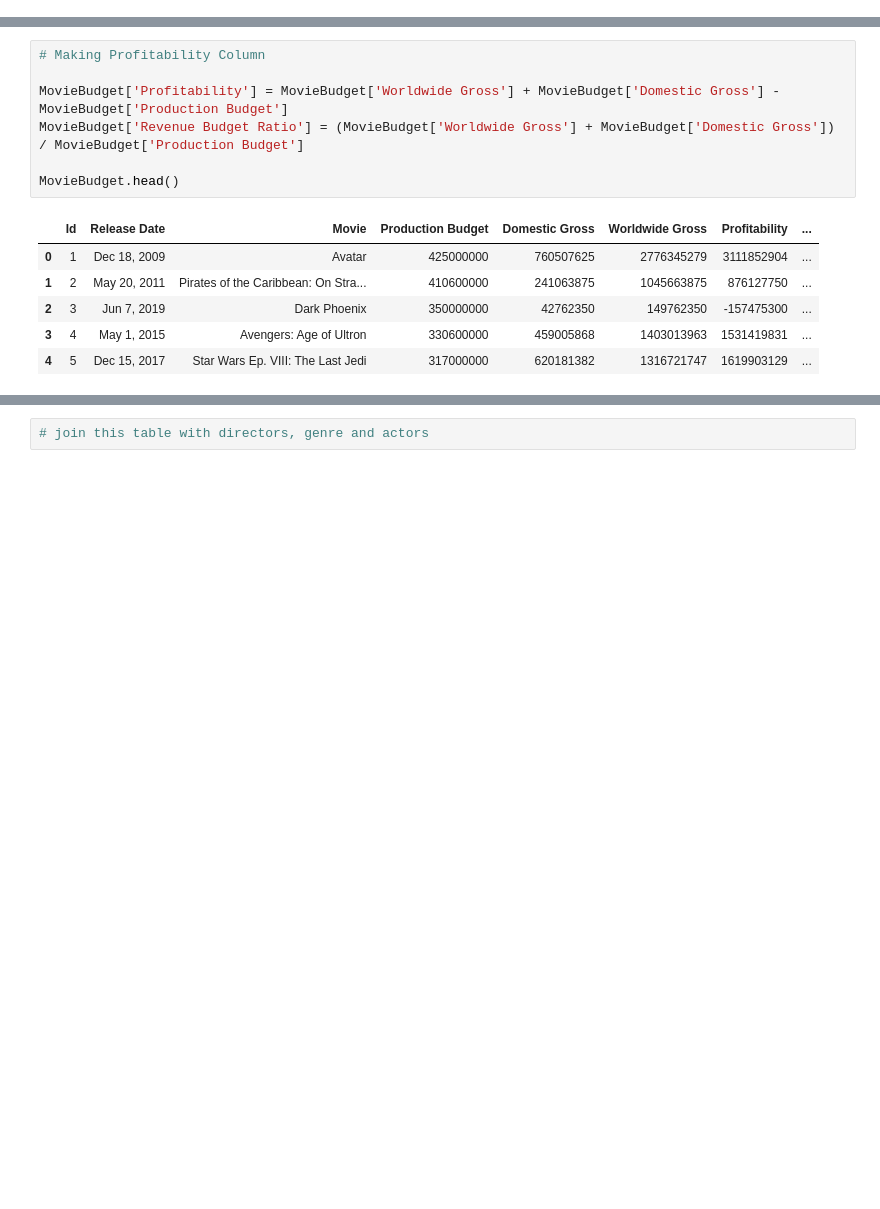
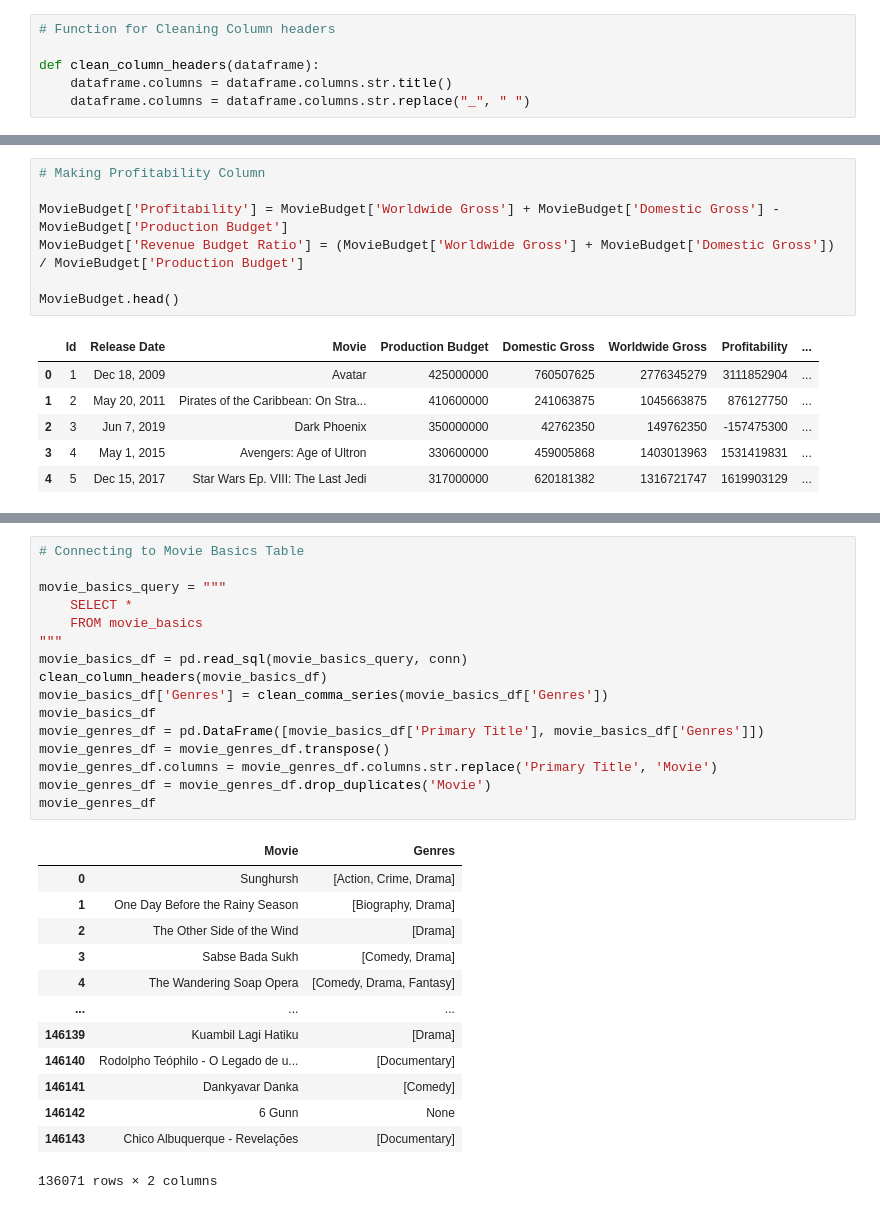
Before and after one commit to nickthetj/Cheap-Thrills-Good-Money, a Jupyter notebook: notebooks/EDA TN.MovieBudget - Nick.ipynb, the cells around one changed output, grey strips where cells are left out. Cells and saved outputs as stored; diff of their text form; blank space fills up the shorter version.

```diff
--- a/notebooks/EDA TN.MovieBudget - Nick.ipynb
+++ b/notebooks/EDA TN.MovieBudget - Nick.ipynb
@@ -8,0 +12,6 @@ im.db                rt.reviews.tsv       tn.movie_budgets.csv
+# %%
+# Function for Cleaning Column headers
+
+def clean_column_headers(dataframe):
+    dataframe.columns = dataframe.columns.str.title()
+    dataframe.columns = dataframe.columns.str.replace("_", " ")
@@ -90,2 +117,30 @@ See the caveats in the documentation: https://pandas.pydata.org/pandas-docs/stab
-# %%
-# join this table with directors, genre and actors
+# %%
+# Connecting to Movie Basics Table
+
+movie_basics_query = """
+    SELECT *
+    FROM movie_basics
+"""
+movie_basics_df = pd.read_sql(movie_basics_query, conn)
+clean_column_headers(movie_basics_df)
+movie_basics_df['Genres'] = clean_comma_series(movie_basics_df['Genres'])
+movie_basics_df
+movie_genres_df = pd.DataFrame([movie_basics_df['Primary Title'], movie_basics_df['Genres']])
+movie_genres_df = movie_genres_df.transpose()
+movie_genres_df.columns = movie_genres_df.columns.str.replace('Primary Title', 'Movie')
+movie_genres_df = movie_genres_df.drop_duplicates('Movie')
+movie_genres_df
+# %% [output]
+|  | Movie | Genres |
+| 0 | Sunghursh | [Action, Crime, Drama] |
+| 1 | One Day Before the Rainy Season | [Biography, Drama] |
+| 2 | The Other Side of the Wind | [Drama] |
+| 3 | Sabse Bada Sukh | [Comedy, Drama] |
+| 4 | The Wandering Soap Opera | [Comedy, Drama, Fantasy] |
+| ... | ... | ... |
+| 146139 | Kuambil Lagi Hatiku | [Drama] |
+| 146140 | Rodolpho Teóphilo - O Legado de u... | [Documentary] |
+| 146141 | Dankyavar Danka | [Comedy] |
+| 146142 | 6 Gunn | None |
+| 146143 | Chico Albuquerque - Revelações | [Documentary] |
+136071 rows × 2 columns
```
Also changed, not shown: parts of 12 cells of this notebook, 1 other file.
